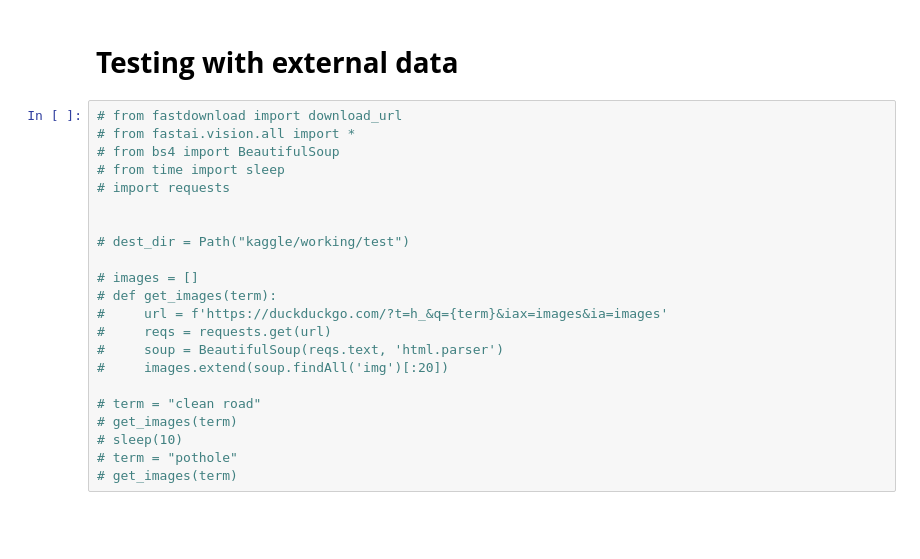
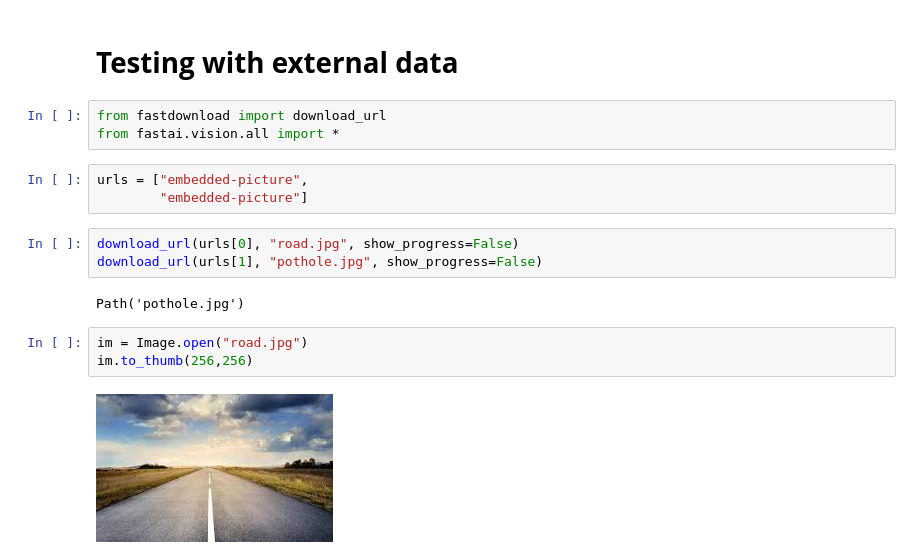
Before and after one commit to victoremeka/road-health-classifier, a Jupyter notebook: road-health-image-classifier.ipynb, the cells around one changed output. Cells and saved outputs as stored; diff of their text form; blank space fills up the shorter version.

```diff
--- a/road-health-image-classifier.ipynb
+++ b/road-health-image-classifier.ipynb
@@ -67,24 +67,18 @@ learn.show_results()
 # %% [markdown]
 # **Testing with external data**
-# %%
-# from fastdownload import download_url
-# from fastai.vision.all import *
-# from bs4 import BeautifulSoup
-# from time import sleep
-# import requests
-
-
-# dest_dir = Path("kaggle/working/test")
-
-# images = []
-# def get_images(term):
-#     url = f'https://duckduckgo.com/?t=h_&q={term}&iax=images&ia=images'
-#     reqs = requests.get(url)
-#     soup = BeautifulSoup(reqs.text, 'html.parser')
-#     images.extend(soup.findAll('img')[:20])
-
-# term = "clean road"
-# get_images(term)
-# sleep(10)
-# term = "pothole"
-# get_images(term)
+# %%
+from fastdownload import download_url
+from fastai.vision.all import *
+# %%
+urls = ["embedded-picture",
+        "embedded-picture"]
+# %%
+download_url(urls[0], "road.jpg", show_progress=False)
+download_url(urls[1], "pothole.jpg", show_progress=False)
+# %% [output]
+Path('pothole.jpg')
+# %%
+im = Image.open("road.jpg")
+im.to_thumb(256,256)
+# %% [output]
+[figure, added]
```
Also changed, not shown: parts of 6 cells of this notebook.
